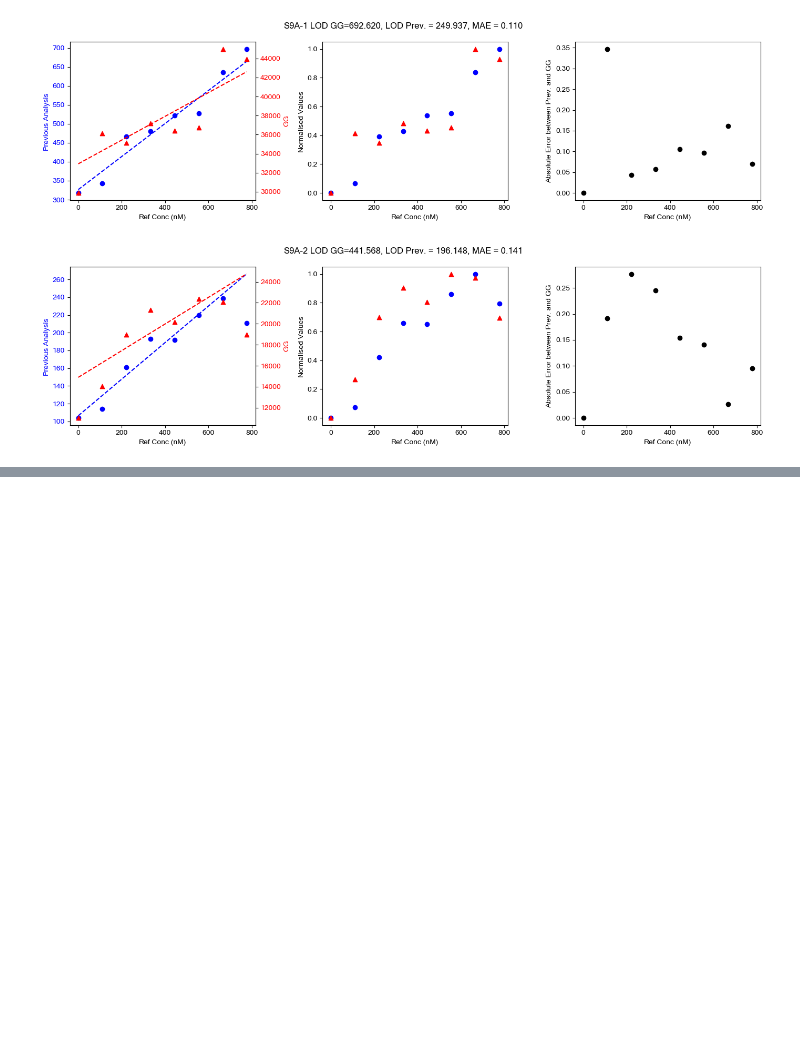
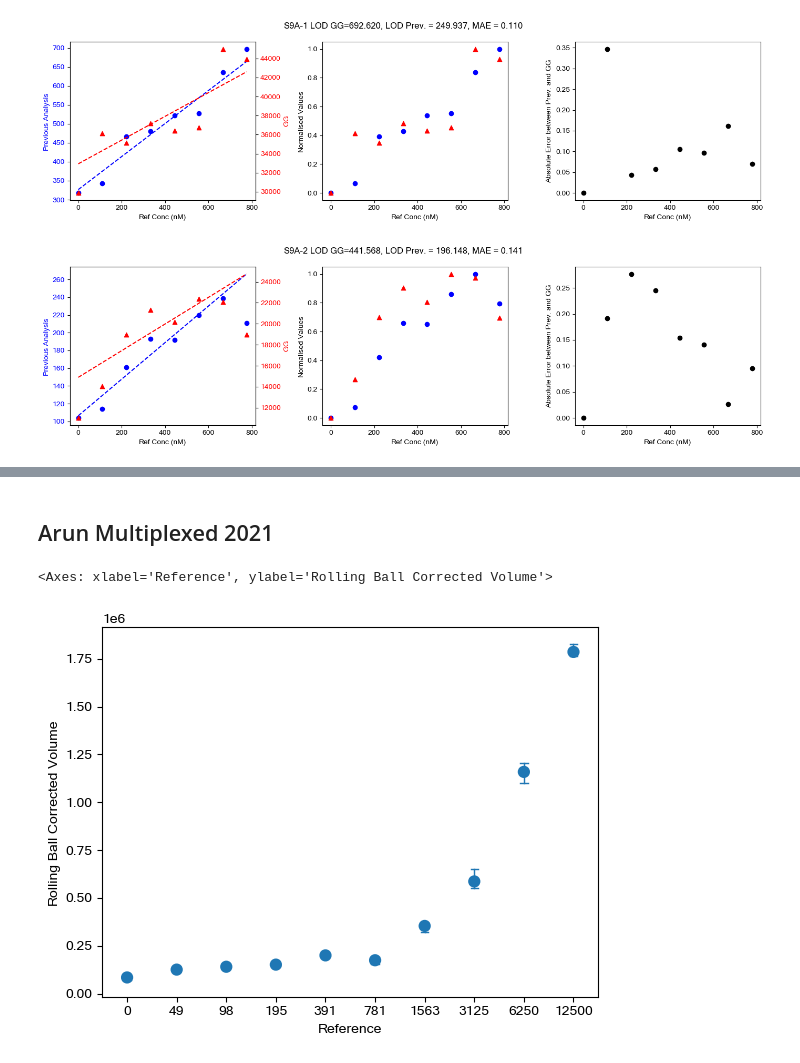
Before and after one commit to mattaq31/GelGenie, a Jupyter notebook: python-gelgenie/statistical_analysis/Paper Comparison Analysis (Clean).ipynb, the cells around one changed output, grey strips where cells are left out. Saved outputs shown, nothing was run; the diff lists cells and outputs as text; code cells hidden in the pictures; blank space fills up the shorter version.

```diff
--- a/python-gelgenie/statistical_analysis/Paper Comparison Analysis (Clean).ipynb
+++ b/python-gelgenie/statistical_analysis/Paper Comparison Analysis (Clean).ipynb
@@ -202,0 +228,8 @@ sns.stripplot(data=ma_multi_df, x='Gel Name', y='ABS Error', color='black', alph
+# %% [markdown]
+## Arun Multiplexed 2021
+# %%
+full_arun_multiplexed_df = pd.concat([arun_2021_multiplexed_1, arun_2021_multiplexed_2, arun_2021_multiplexed_3], ignore_index=True)
+sns.pointplot(data=full_arun_multiplexed_df, x='Reference', y='Rolling Ball Corrected Volume', join=False, capsize=0.15, errwidth=1, color='tab:blue')
+# %% [output]
+<Axes: xlabel='Reference', ylabel='Rolling Ball Corrected Volume'>
+[figure, added]
```
Also changed, not shown: parts of 5 cells of this notebook.
